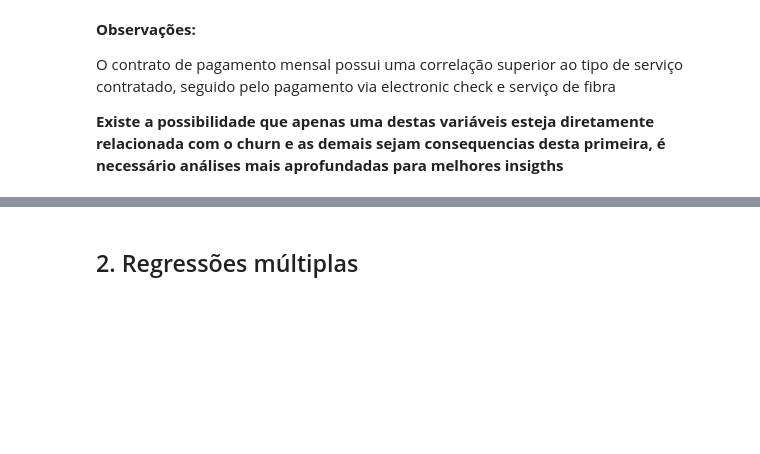
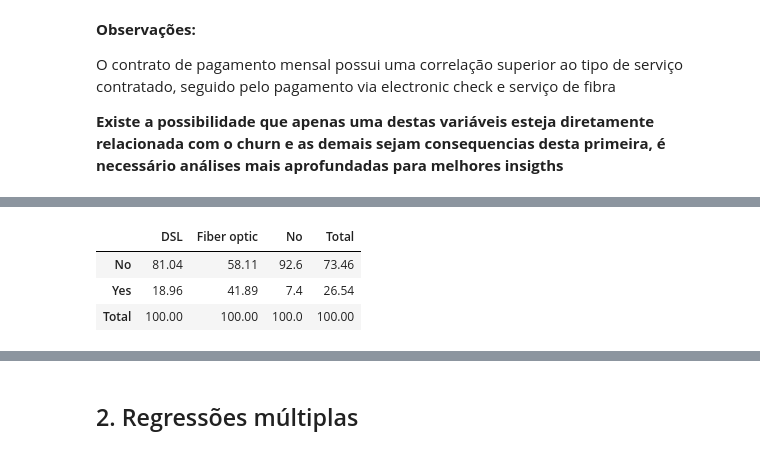
Before and after one commit to rycardyo/DashBoards, a Jupyter notebook: notebooks/correlacoes.ipynb, the cells around one changed output, grey strips where cells are left out. Drawn from its saved outputs; the diff is of its cells as text; code cells hidden in the pictures; blank space fills up the shorter version.

```diff
--- a/notebooks/correlacoes.ipynb
+++ b/notebooks/correlacoes.ipynb
@@ -293,0 +335,46 @@ O contrato de pagamento mensal possui uma correlação superior ao tipo de servi
+# %%
+def tabela_conjunta(X, Y, df):
+    X_itens = df[X]
+    Y_itens = df[Y]
+    X_Y_itens = []
+    index_tabela = X_itens.unique()
+    df_tabela_conjunta = pd.DataFrame(columns = Y_itens.unique(), index=index_tabela)
+    for item in Y_itens.unique():
+        df_tabela_conjunta[item] = df[X][df[Y] == item].value_counts()[index_tabela]
+
+    sum_columns = df_tabela_conjunta.sum()
+    sum_columns = {coluna : sum_columns[coluna] for coluna in sum_columns.index.values}
+
+    # Total Colunas
+    df_tabela_conjunta = pd.concat([df_tabela_conjunta, pd.DataFrame.from_records([sum_columns], index=['Total'])])
+
+    # Total linhas
+    df_tabela_conjunta['Total'] = df_tabela_conjunta.sum(axis=1).values
+    return df_tabela_conjunta
+
+
+conjunta = tabela_conjunta('Churn','InternetService',df)
+
+def normaliza_conjunta(referencia : str, tabela : pd.DataFrame) -> pd.DataFrame:
+    'Referencia: Linha ou Coluna'
+    tabela_normalizada = tabela.copy()
+
+    if referencia.upper() == 'LINHA':
+        for coluna in tabela.columns:
+            DEN = tabela[coluna][-1]
+            tabela_normalizada[coluna] = round( tabela[coluna] * 100/DEN,2 )
+
+    else:
+        DEN = tabela['Total'].values
+        for indice, linha in enumerate(tabela.index.values):
+            v = round( 100*tabela.loc[linha,:]/DEN[indice],2)
+            tabela_normalizada.loc[linha,:] = round( 100*tabela.loc[linha,:]/DEN[indice],2)
+
+    return tabela_normalizada
+
+normaliza_conjunta('linha', conjunta)
+# %% [output]
+|  | DSL | Fiber optic | No | Total |
+| No | 81.04 | 58.11 | 92.6 | 73.46 |
+| Yes | 18.96 | 41.89 | 7.4 | 26.54 |
+| Total | 100.00 | 100.00 | 100.0 | 100.00 |
```
Also changed, not shown: parts of 16 cells of this notebook.
